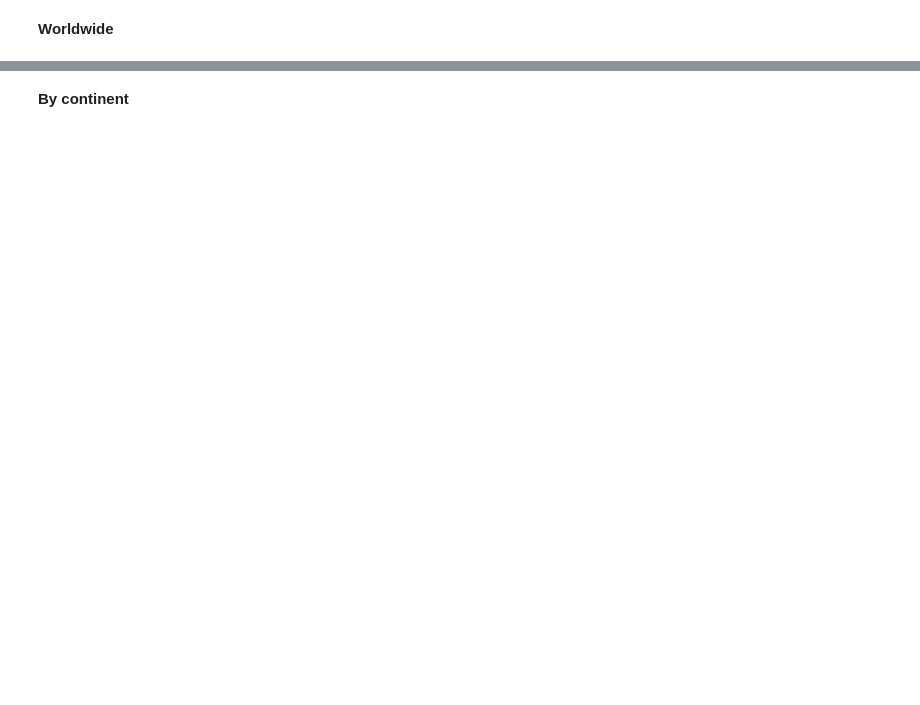
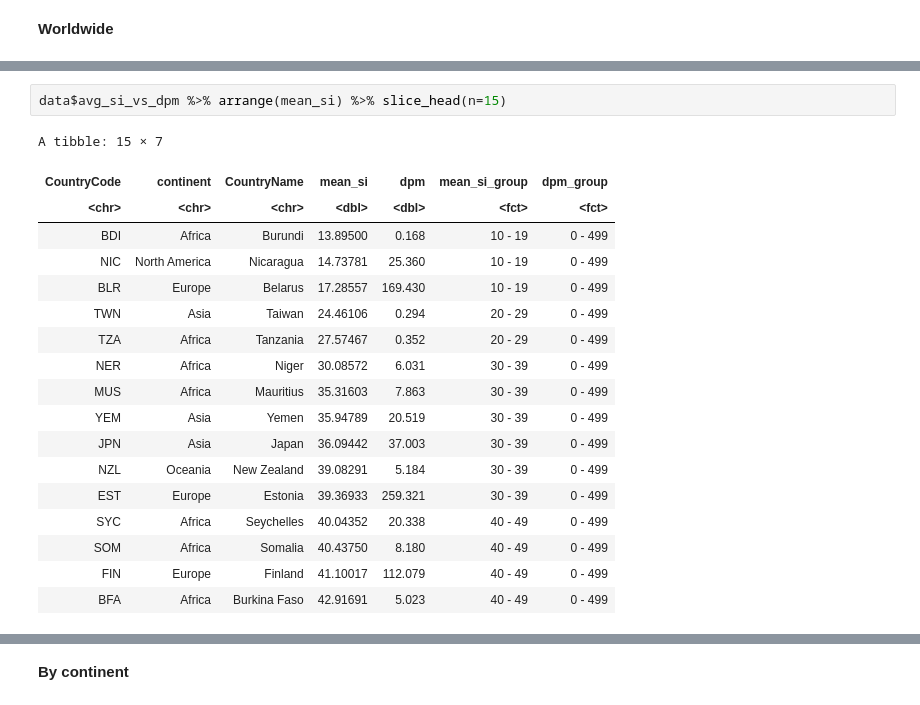
Before and after one commit to marti-1/covid19_lockdown, a Jupyter notebook: Global.ipynb, the cells around one changed output, grey strips where cells are left out. Cells and saved outputs as stored; diff of their text form; blank space fills up the shorter version.

```diff
--- a/Global.ipynb
+++ b/Global.ipynb
@@ -85,0 +102,21 @@ Comments TBA.
+# %%
+data$avg_si_vs_dpm %>% arrange(mean_si) %>% slice_head(n=15)
+# %% [output]
+A tibble: 15 × 7
+| CountryCode | continent | CountryName | mean_si | dpm | mean_si_group | dpm_group |
+| <chr> | <chr> | <chr> | <dbl> | <dbl> | <fct> | <fct> |
+| BDI | Africa | Burundi | 13.89500 | 0.168 | 10 - 19 | 0 - 499 |
+| NIC | North America | Nicaragua | 14.73781 | 25.360 | 10 - 19 | 0 - 499 |
+| BLR | Europe | Belarus | 17.28557 | 169.430 | 10 - 19 | 0 - 499 |
+| TWN | Asia | Taiwan | 24.46106 | 0.294 | 20 - 29 | 0 - 499 |
+| TZA | Africa | Tanzania | 27.57467 | 0.352 | 20 - 29 | 0 - 499 |
+| NER | Africa | Niger | 30.08572 | 6.031 | 30 - 39 | 0 - 499 |
+| MUS | Africa | Mauritius | 35.31603 | 7.863 | 30 - 39 | 0 - 499 |
+| YEM | Asia | Yemen | 35.94789 | 20.519 | 30 - 39 | 0 - 499 |
+| JPN | Asia | Japan | 36.09442 | 37.003 | 30 - 39 | 0 - 499 |
+| NZL | Oceania | New Zealand | 39.08291 | 5.184 | 30 - 39 | 0 - 499 |
+| EST | Europe | Estonia | 39.36933 | 259.321 | 30 - 39 | 0 - 499 |
+| SYC | Africa | Seychelles | 40.04352 | 20.338 | 40 - 49 | 0 - 499 |
+| SOM | Africa | Somalia | 40.43750 | 8.180 | 40 - 49 | 0 - 499 |
+| FIN | Europe | Finland | 41.10017 | 112.079 | 40 - 49 | 0 - 499 |
+| BFA | Africa | Burkina Faso | 42.91691 | 5.023 | 40 - 49 | 0 - 499 |
```
Also changed, not shown: parts of 16 cells of this notebook, 2 other files.
